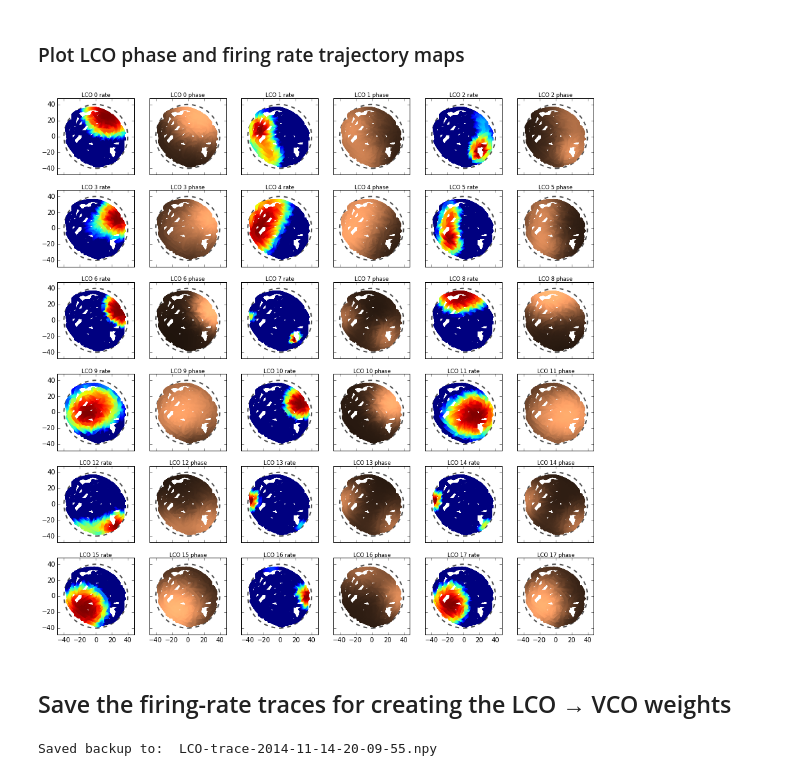
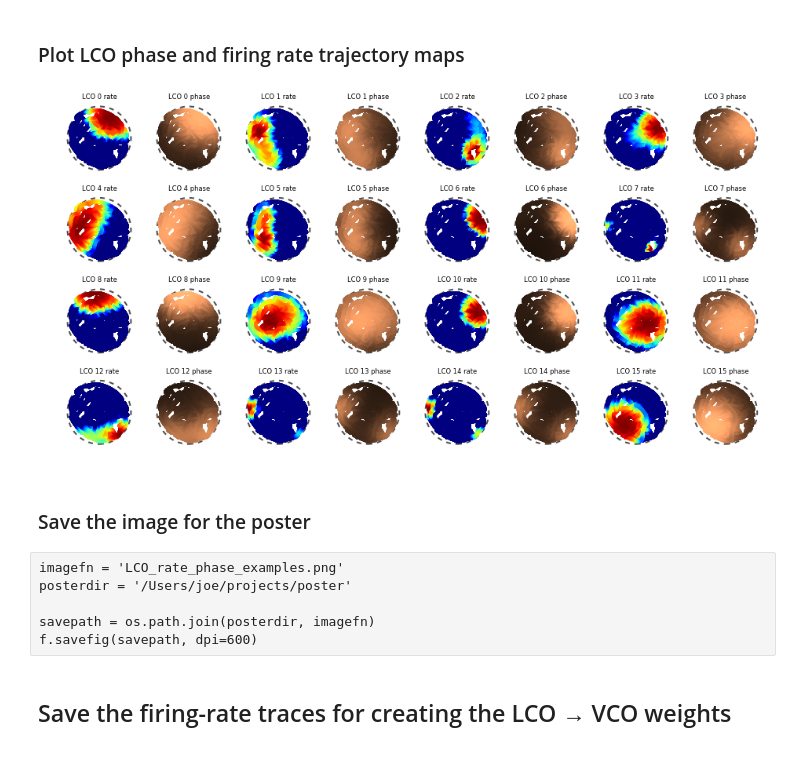
Before and after one commit to jdmonaco/lcomodel, a Jupyter notebook: notebooks/rate_lco.ipynb, the cells around one changed output. Cells and saved outputs as stored; diff of their text form; code cells hidden in the pictures.

Commit message:
Notebooks as used for generating SfN 2014 poster

```diff
--- a/notebooks/rate_lco.ipynb
+++ b/notebooks/rate_lco.ipynb
@@ -179,44 +193,39 @@ f ~ 0.0 to 0.987524964118
 # %% [markdown]
 ### Plot LCO phase and firing rate trajectory maps
 # %%
-N_LCO_toshow = min(N_LCO, 18)
+N_LCO_toshow = min(N_LCO, 16)
 N_plots = 2 * N_LCO_toshow
 
 from tools.images import tiling_dims
-r, c = tiling_dims(N_plots)
+r, c = (4, 8) # tiling_dims(N_plots)
 
-f, ax = subplots(r, c, sharey=True, sharex=True, figsize=(15,15))
+f, ax = subplots(r, c, sharey=True, sharex=True, figsize=(16,8))
 ax = ax.flatten()
 
 def plot_phase_trajectory(cdata, ax, cmap='jet', **kwds):
     ax.scatter(mon_pos.X[0] / cm, mon_pos.Y[0] / cm, c=cdata, cmap=cmap, linewidths=0, **kwds)
     ax.axis('equal')
+    ax.set_axis_off()
     draw_arena(ax)
 
 j = 0
 for i in xrange(N_LCO_toshow):
     for ttl, val, cmap in [('rate', f_LCO, 'jet'), ('phase', Theta, 'copper_r')]:
         scatter_kwds = {}
         if ttl == 'phase':
             scatter_kwds.update(vmin=0, vmax=pi)
         plot_phase_trajectory(val[i], ax[j], cmap, **scatter_kwds)
         quicktitle(ax[j], 'LCO %d %s' % (i, ttl))
         j += 1
 # %% [output]
-[figure, old version]
+[figure, new version]
+# %% [markdown]
+### Save the image for the poster
+# %% [raw]
+imagefn = 'LCO_rate_phase_examples.png'
+posterdir = '/Users/joe/projects/poster'
+
+savepath = os.path.join(posterdir, imagefn)
+f.savefig(savepath, dpi=600)
 # %% [markdown]
 ## Save the firing-rate traces for creating the LCO → VCO weights
-# %%
-which = 'LCO'
-save_fn = os.path.join(datadir, '%s-trace.npy' % which)
-save_fn_x = os.path.join(datadir, '%s-trace-x.npy' % which)
-
-if os.path.exists(save_fn):
-    backup_fn = os.path.join(datadir, '%s-trace-%s.npy' % (which, time.strftime('%Y-%m-%d-%H-%M-%S')))
-    if subprocess.call(['mv', save_fn, backup_fn]) == 0:
-        print('Saved backup to: ', backup_fn)
-
-save(save_fn, f_LCO)
-save(save_fn_x, mon_pos.X[0] / cm)
-# %% [output]
-Saved backup to:  LCO-trace-2014-11-14-20-09-55.npy
```
Also changed, not shown: parts of 5 cells of this notebook, 9 other files.
